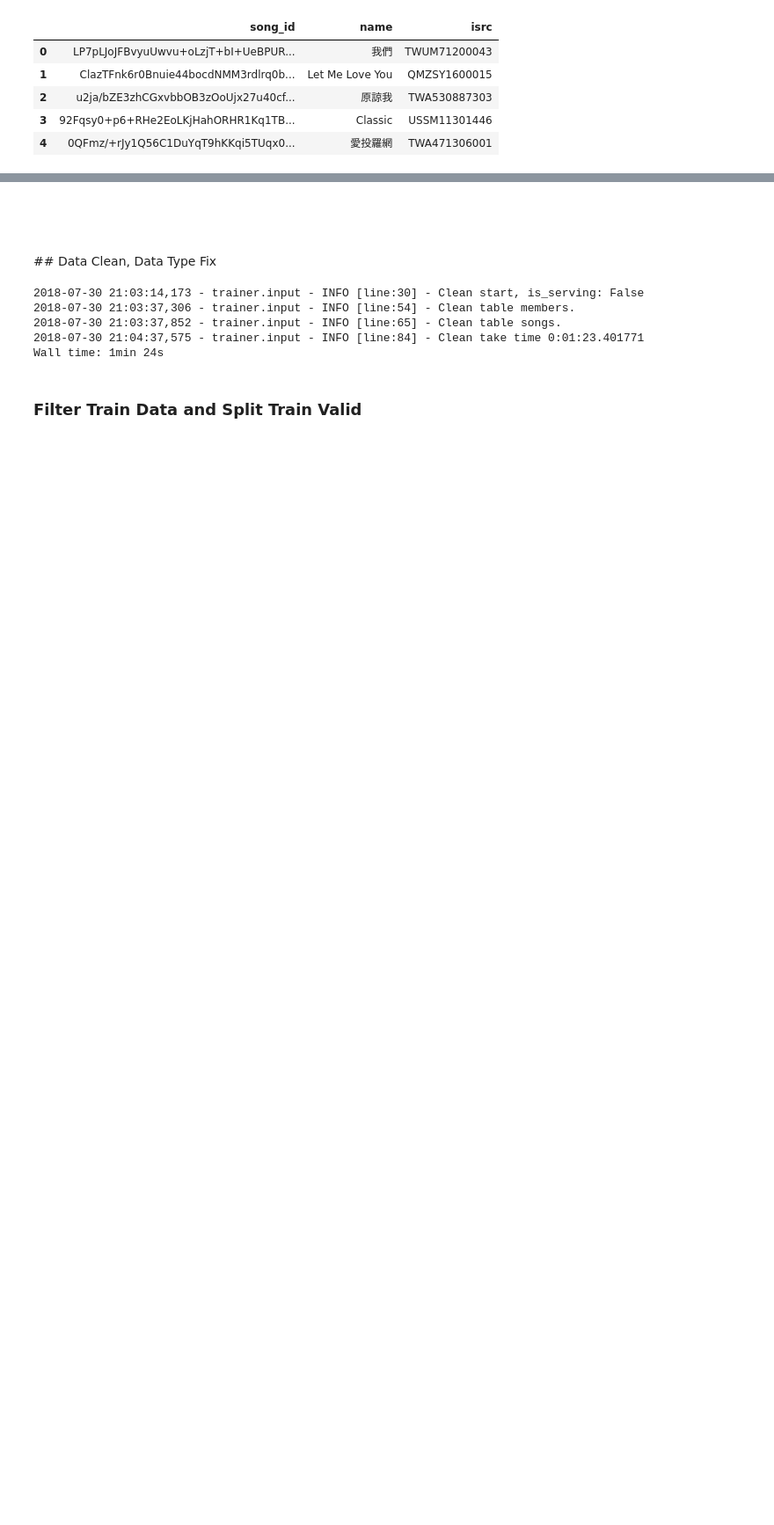
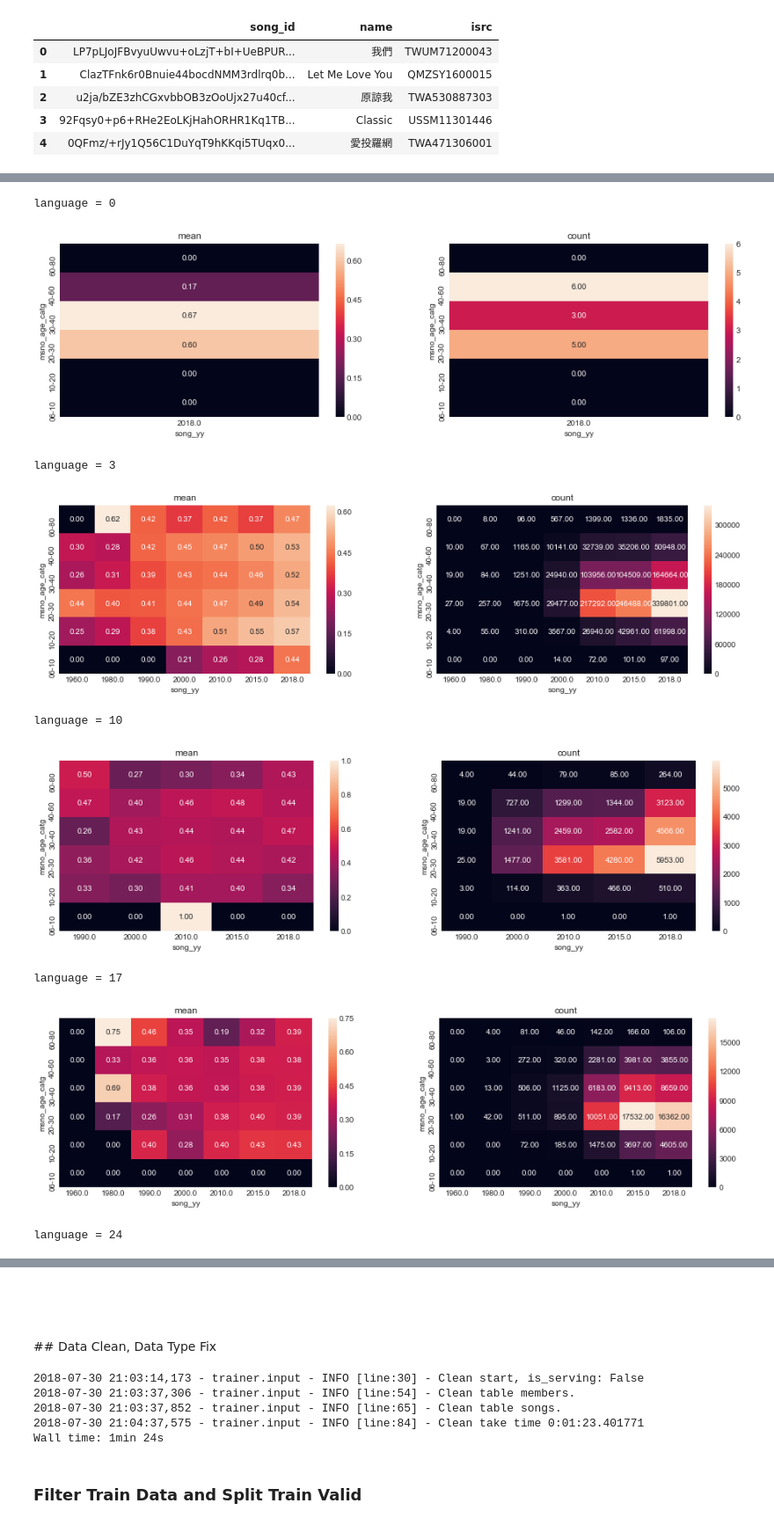
Before and after one commit to CloudMile/ml-specialized, a Jupyter notebook: kkbox/kkbox.ipynb, the cells around one changed output, grey strips where cells are left out. Shown at 88% size. Saved outputs shown, nothing was run; the diff lists cells and outputs as text; code cells hidden in the pictures; blank space fills up the shorter version.

```diff
--- a/kkbox/kkbox.ipynb
+++ b/kkbox/kkbox.ipynb
@@ -132,0 +259,14 @@ del tr, vl
+# %%
+for lan in ('0', '3', '10', '17', '24',  '31', '38', '45', '52', '59'):
+    print(f'language = {lan}')
+    utils_nb.heatmap(chop.query(f"language == '{lan}'"), 'msno_age_catg', 'song_yy', annot=True, ytick=ytick, fmt='.2f')
+# %% [output]
+language = 0
+[figure, added]
+language = 3
+[figure, added]
+language = 10
+[figure, added]
+language = 17
+[figure, added]
+language = 24
```
Also changed, not shown: parts of 21 cells of this notebook, 1 other file.
